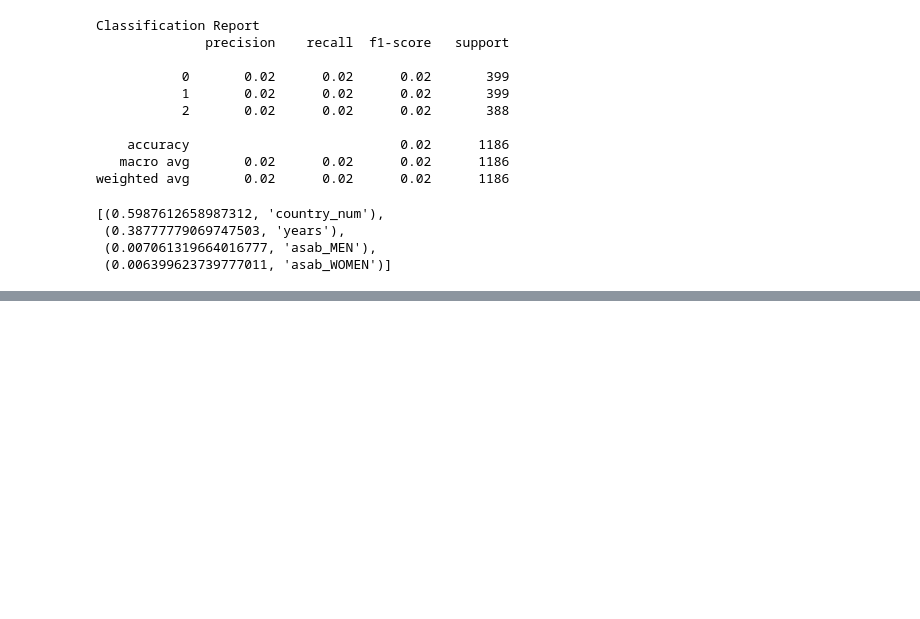
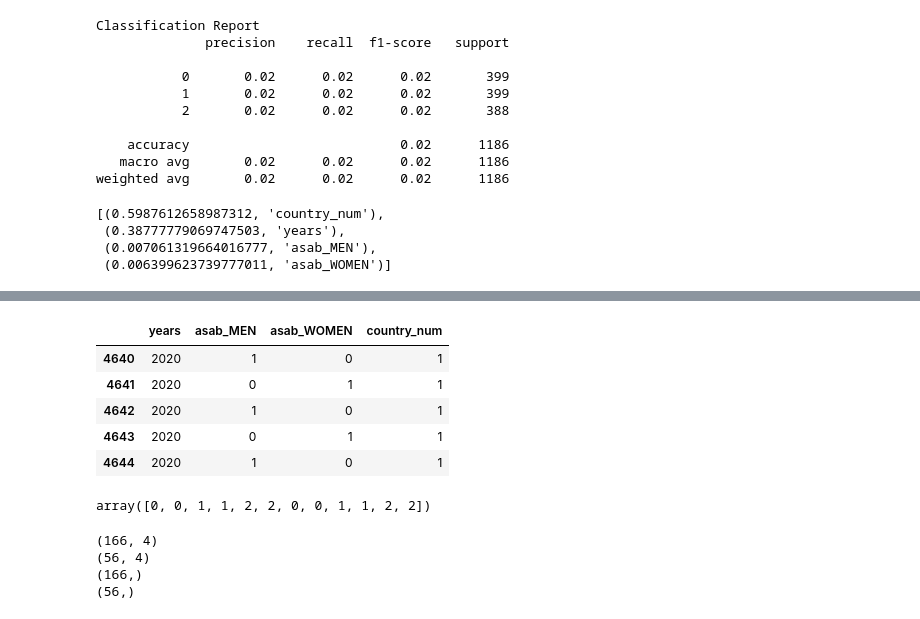
Before and after one commit to adshaughn/edu-attainment, a Jupyter notebook: machine_learning_models.ipynb, the cells around one changed output, grey strips where cells are left out. Drawn from its saved outputs; the diff is of its cells as text; code cells hidden in the pictures; blank space fills up the shorter version.

```diff
--- a/machine_learning_models.ipynb
+++ b/machine_learning_models.ipynb
@@ -445,0 +470,18 @@ for model in ml_list:
+# %%
+# Define features
+x_2020 = edu_attain_2020.copy()
+x_2020 = x_2020.drop(["subject", "val", "pop_with_given_ed_mil", "total_pop"], axis = 1)
+x_2020.head()
+# %% [output]
+|  | years | asab_MEN | asab_WOMEN | country_num |
+| 4640 | 2020 | 1 | 0 | 1 |
+| 4641 | 2020 | 0 | 1 | 1 |
+| 4642 | 2020 | 1 | 0 | 1 |
+| 4643 | 2020 | 0 | 1 | 1 |
+| 4644 | 2020 | 1 | 0 | 1 |
+# %%
+# Define the target set
+y_2020 = edu_attain_2020['subject'].ravel()
+y_2020[:12]
+# %% [output]
+array([0, 0, 1, 1, 2, 2, 0, 0, 1, 1, 2, 2])
@@ -445,0 +495,10 @@ for model in ml_list:
+# %%
+print(x_train_2020.shape)
+print(x_test_2020.shape)
+print(y_train_2020.shape)
+print(y_test_2020.shape)
+# %% [output]
+(166, 4)
+(56, 4)
+(166,)
+(56,)
```
Also changed, not shown: parts of 42 cells of this notebook.
